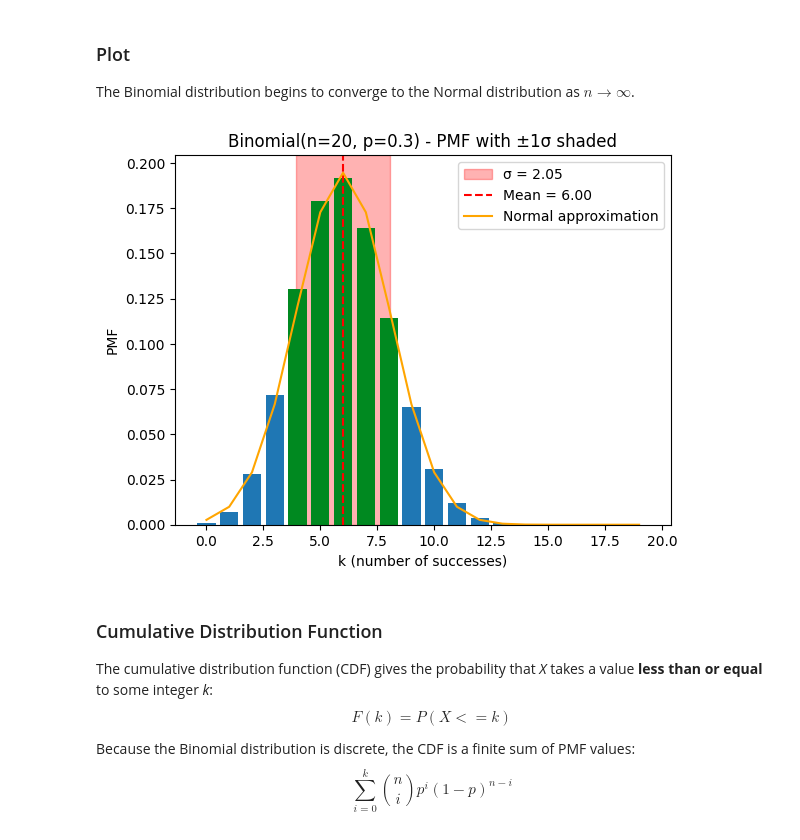
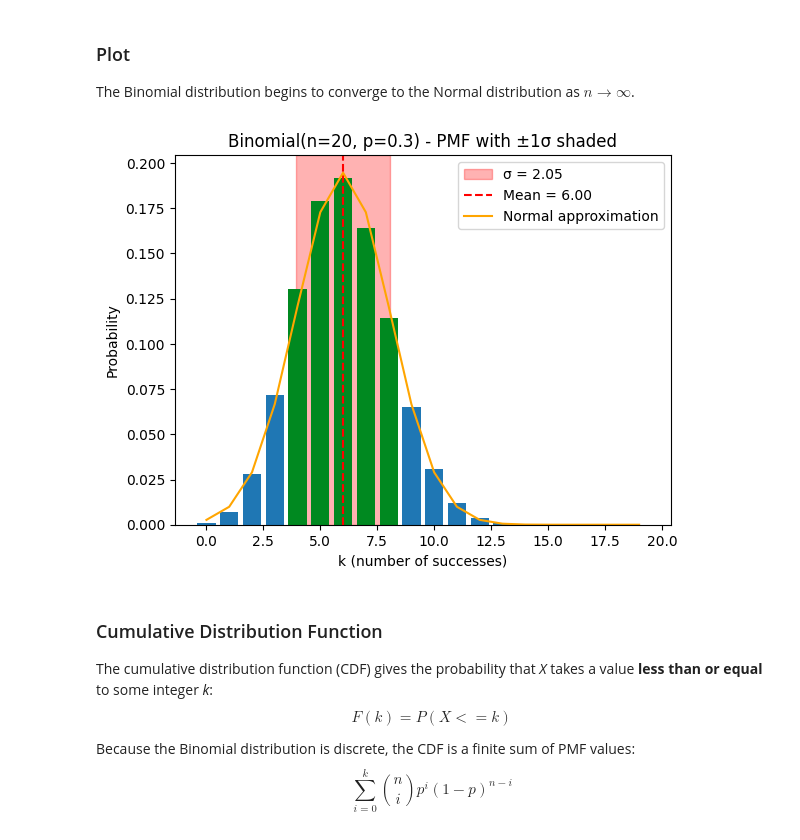
Before and after one commit to ZenSoftware/zen_jupyter, a Jupyter notebook: stats/binomial_dist.ipynb, the cells around one changed output. Saved outputs shown, nothing was run; the diff lists cells and outputs as text; code cells hidden in the pictures.

```diff
--- a/stats/binomial_dist.ipynb
+++ b/stats/binomial_dist.ipynb
@@ -57,32 +57,32 @@ The Binomial distribution begins to converge to the Normal distribution as $ n \
 # %%
 import matplotlib.pyplot as plt
 import scipy.stats as stats
 import numpy as np
 
 def plot(n, p):
     mean = n * p
     std = np.sqrt(n * p * (1-p))
     ks = np.arange(0, n)
     binomial_p = stats.binom.pmf(ks, n, p)
     normal_p = stats.norm.pdf(ks, loc=mean, scale=std)
 
     fig, ax = plt.subplots()
     ax.set_title(f"Binomial(n={n}, p={p}) - PMF with ±1σ shaded")
     ax.set_xlabel("k (number of successes)")
-    ax.set_ylabel("PMF")
+    ax.set_ylabel("Probability")
     ax.axvspan(mean - std, mean + std, color="r", alpha=0.3, label=f"σ = {std:.2f}")
     ax.axvline(mean, color="r", linestyle="--", label=f"Mean = {mean:.2f}")
     bars = ax.bar(ks, binomial_p)
     for k, bar in zip(ks, bars):
         if mean - std <= k <= mean + std:
             bar.set_facecolor("#008920")
     ax.plot(ks, normal_p, color="orange", label="Normal approximation")
     ax.legend()
     plt.show()
 
 plot(20, 0.3)
 # %% [output]
-[figure, old version]
+[figure, new version]
 # %% [markdown]
 ### Cumulative Distribution Function
 
```
Also changed, not shown: 5 other files.
